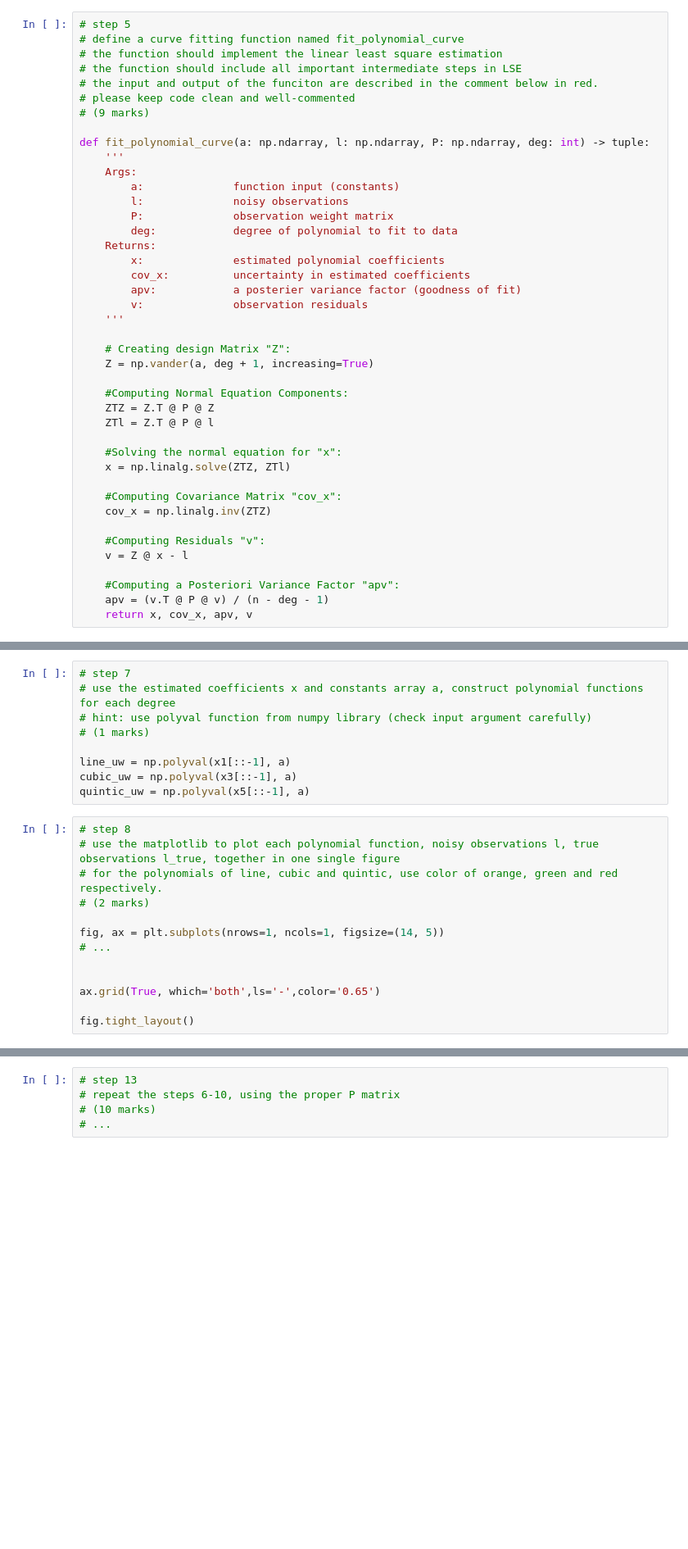
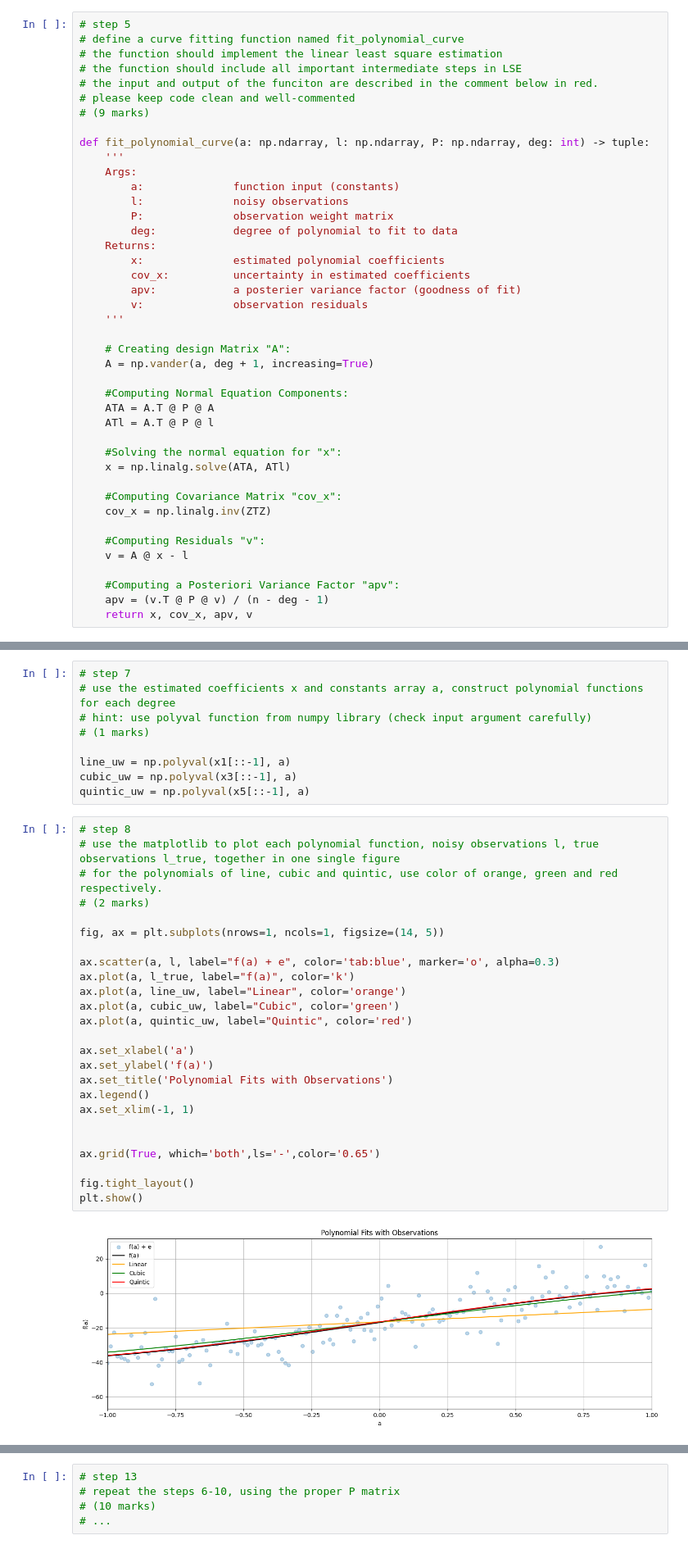
Before and after one commit to ericakuamoah06/engg680_2024_fall, a Jupyter notebook: Lab_Assignment2/Assignment2.ipynb, the cells around one changed output, grey strips where cells are left out. Shown at 82% size. Cells and saved outputs as stored; diff of their text form; blank space fills up the shorter version.

```diff
--- a/Lab_Assignment2/Assignment2.ipynb
+++ b/Lab_Assignment2/Assignment2.ipynb
@@ -110,21 +110,21 @@ def fit_polynomial_curve(a: np.ndarray, l: np.ndarray, P: np.ndarray, deg: int)
         v:              observation residuals
     '''
 
-    # Creating design Matrix "Z":
-    Z = np.vander(a, deg + 1, increasing=True)
+    # Creating design Matrix "A":
+    A = np.vander(a, deg + 1, increasing=True)
 
     #Computing Normal Equation Components:
-    ZTZ = Z.T @ P @ Z
-    ZTl = Z.T @ P @ l
+    ATA = A.T @ P @ A
+    ATl = A.T @ P @ l
 
     #Solving the normal equation for "x":
-    x = np.linalg.solve(ZTZ, ZTl)
+    x = np.linalg.solve(ATA, ATl)
 
     #Computing Covariance Matrix "cov_x":
     cov_x = np.linalg.inv(ZTZ)
 
     #Computing Residuals "v":
-    v = Z @ x - l
+    v = A @ x - l
 
     #Computing a Posteriori Variance Factor "apv":
     apv = (v.T @ P @ v) / (n - deg - 1)
@@ -149,16 +149,30 @@ quintic_uw = np.polyval(x5[::-1], a)
 # %%
 # step 8
 # use the matplotlib to plot each polynomial function, noisy observations l, true observations l_true, together in one single figure
 # for the polynomials of line, cubic and quintic, use color of orange, green and red respectively.
 # (2 marks)
 
 fig, ax = plt.subplots(nrows=1, ncols=1, figsize=(14, 5))
-# ...
+
+ax.scatter(a, l, label="f(a) + e", color='tab:blue', marker='o', alpha=0.3)
+ax.plot(a, l_true, label="f(a)", color='k')
+ax.plot(a, line_uw, label="Linear", color='orange')
+ax.plot(a, cubic_uw, label="Cubic", color='green')
+ax.plot(a, quintic_uw, label="Quintic", color='red')
+
+ax.set_xlabel('a')
+ax.set_ylabel('f(a)')
+ax.set_title('Polynomial Fits with Observations')
+ax.legend()
+ax.set_xlim(-1, 1)
 
 
 ax.grid(True, which='both',ls='-',color='0.65')
 
 fig.tight_layout()
+plt.show()
+# %% [output]
+[figure, added]
 # %%
 # step 9
 # print the a posterier variance factor for each polynomial function
```
Also changed, not shown: parts of 13 cells of this notebook.
